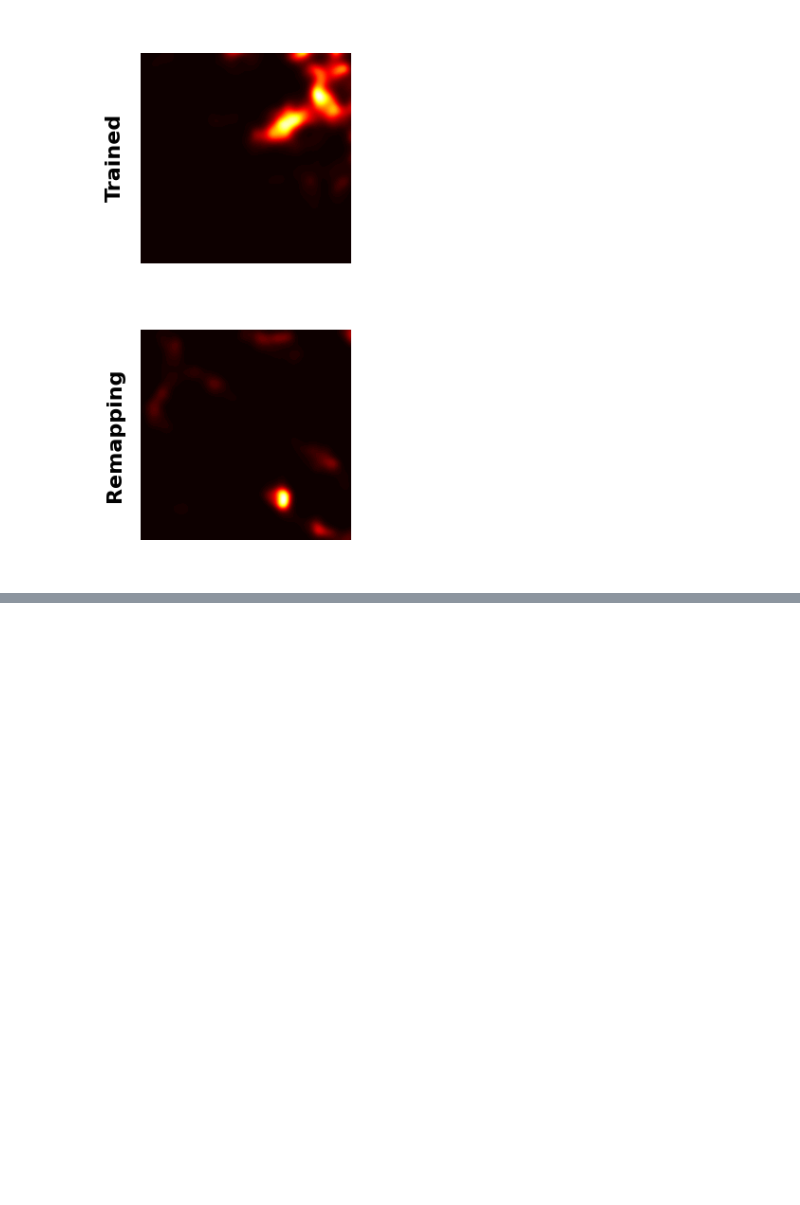
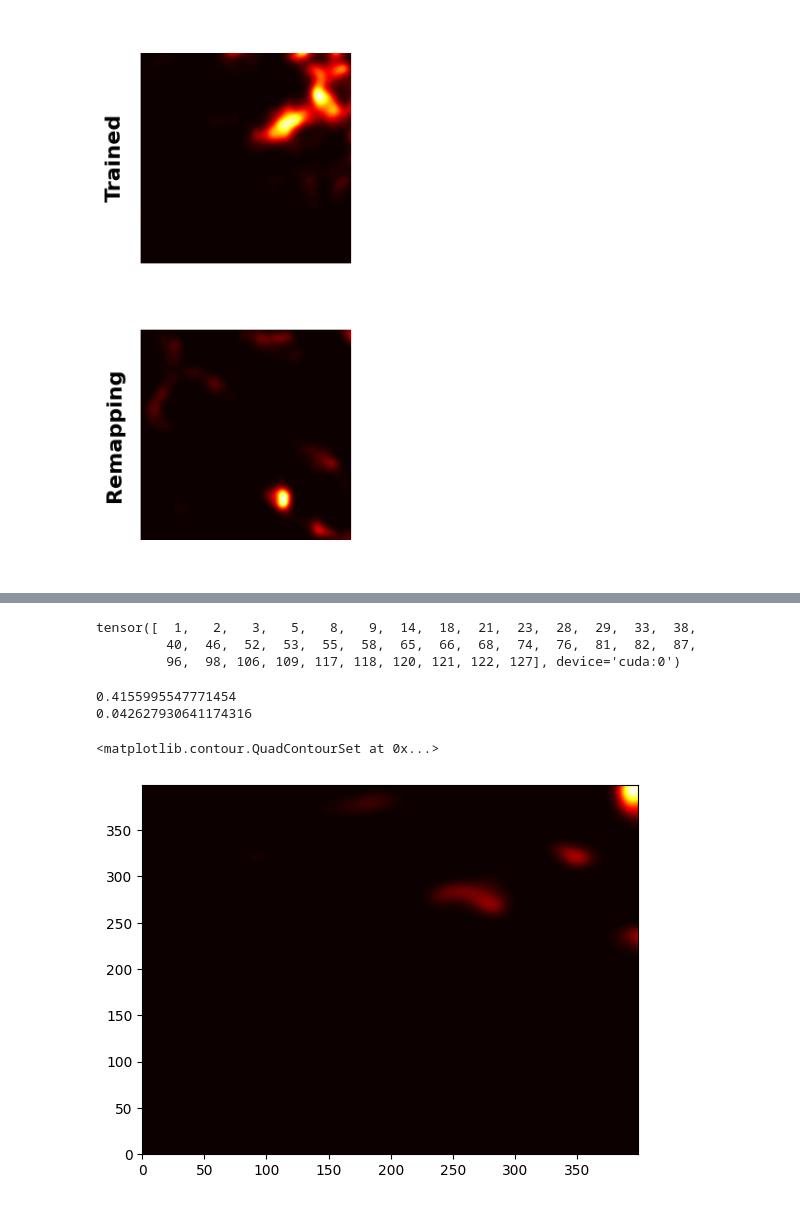
Before and after one commit to ChackMociute/Master-Thesis, a Jupyter notebook: analysis/place_fields.ipynb, the cells around one changed output, grey strips where cells are left out. Cells and saved outputs as stored; diff of their text form; code cells hidden in the pictures; blank space fills up the shorter version.

```diff
--- a/analysis/place_fields.ipynb
+++ b/analysis/place_fields.ipynb
@@ -161,0 +200,24 @@ plt.show()
+# %%
+exp.compile_grid_cells(2)
+exp.load_pfs()
+# %%
+hidden = net.lin1(exp.grid_cells).permute((-1, 0, 1)).detach()
+preds = exp.pfs.predict()
+# %%
+exp.pfs.get_place_cells()
+# %% [output]
+tensor([  1,   2,   3,   5,   8,   9,  14,  18,  21,  23,  28,  29,  33,  38,
+         40,  46,  52,  53,  55,  58,  65,  66,  68,  74,  76,  81,  82,  87,
+         96,  98, 106, 109, 117, 118, 120, 121, 122, 127], device='cuda:0')
+# %%
+fit = exp.pfs.calc_fitness()
+# %%
+i = 50
+print(hidden[i].max().item())
+print(fit[i].max().item())
+plt.contourf(hidden[i].detach().cpu(), levels=100, cmap='hot')
+# %% [output]
+0.4155995547771454
+0.042627930641174316
+<matplotlib.contour.QuadContourSet at 0x...>
+[figure, added]
```
Also changed, not shown: parts of 26 cells of this notebook, 4 other files.
